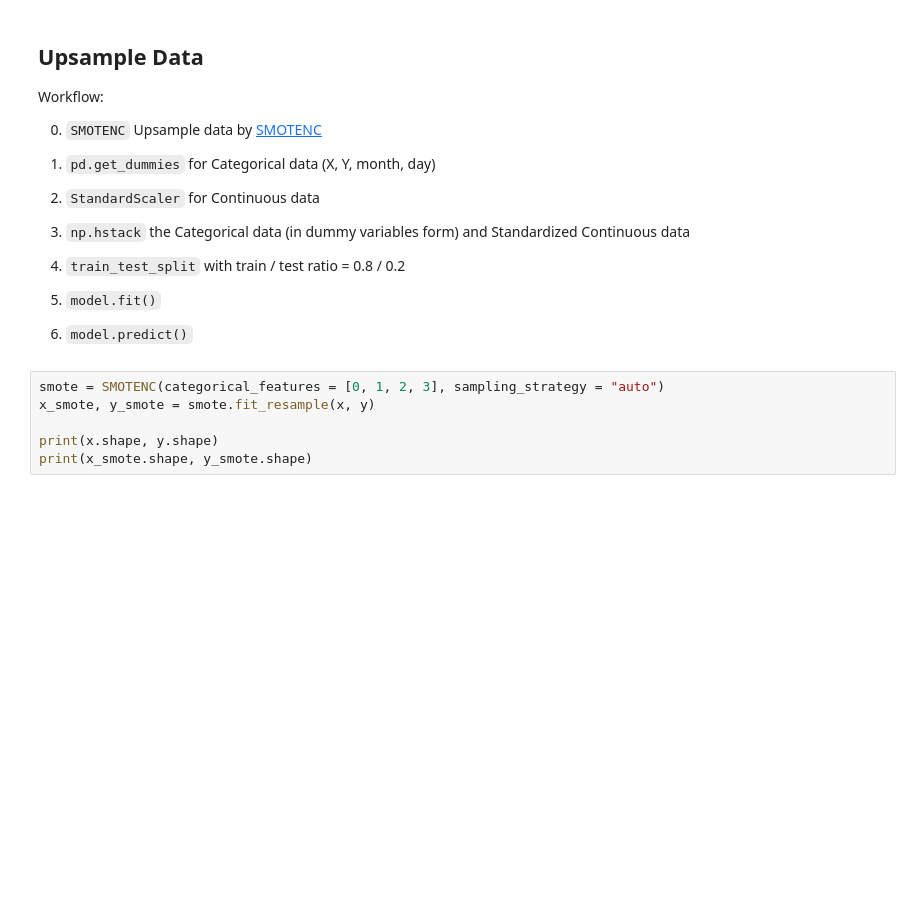
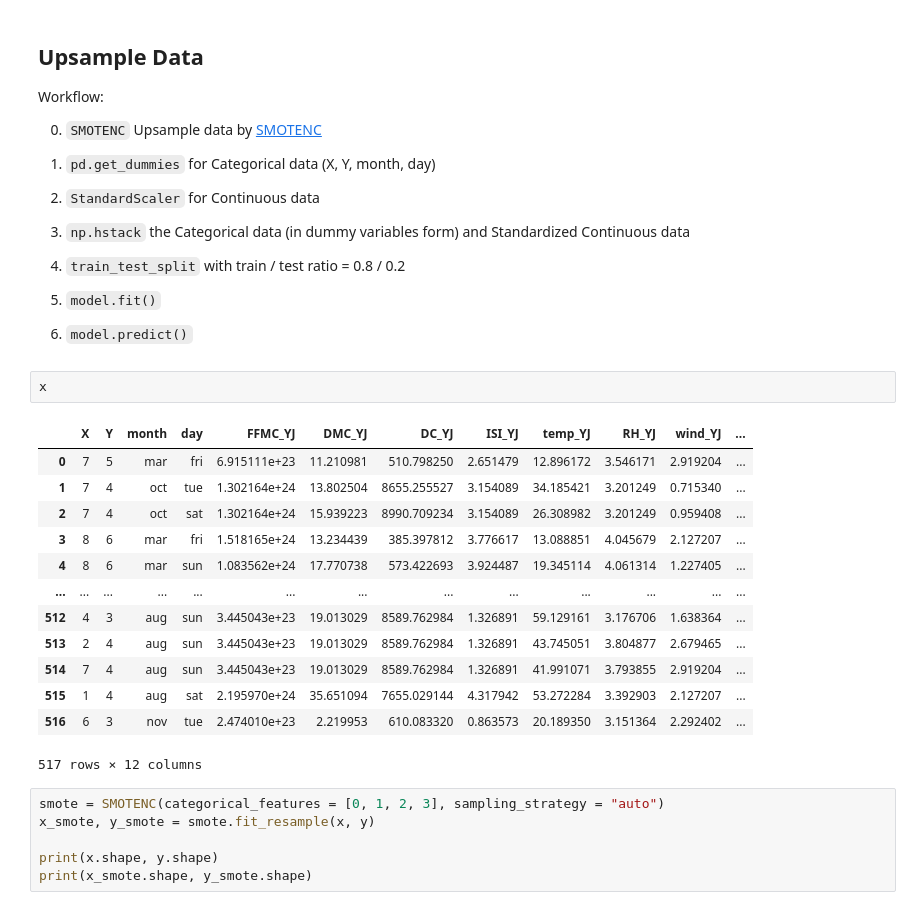
Before and after one commit to scfengv/ML-Forest-Fire-Prediction-with-Regression-and-Classification, a Jupyter notebook: Classification/Classification.ipynb, the cells around one changed output. Drawn from its saved outputs; the diff is of its cells as text; blank space fills up the shorter version.

```diff
--- a/Classification/Classification.ipynb
+++ b/Classification/Classification.ipynb
@@ -183,6 +185,22 @@ Workflow:
 5. `model.fit()`
 
 6. `model.predict()`
+# %%
+x
+# %% [output]
+|  | X | Y | month | day | FFMC_YJ | DMC_YJ | DC_YJ | ISI_YJ | temp_YJ | RH_YJ | wind_YJ | ... |
+| 0 | 7 | 5 | mar | fri | 6.915111e+23 | 11.210981 | 510.798250 | 2.651479 | 12.896172 | 3.546171 | 2.919204 | ... |
+| 1 | 7 | 4 | oct | tue | 1.302164e+24 | 13.802504 | 8655.255527 | 3.154089 | 34.185421 | 3.201249 | 0.715340 | ... |
+| 2 | 7 | 4 | oct | sat | 1.302164e+24 | 15.939223 | 8990.709234 | 3.154089 | 26.308982 | 3.201249 | 0.959408 | ... |
+| 3 | 8 | 6 | mar | fri | 1.518165e+24 | 13.234439 | 385.397812 | 3.776617 | 13.088851 | 4.045679 | 2.127207 | ... |
+| 4 | 8 | 6 | mar | sun | 1.083562e+24 | 17.770738 | 573.422693 | 3.924487 | 19.345114 | 4.061314 | 1.227405 | ... |
+| ... | ... | ... | ... | ... | ... | ... | ... | ... | ... | ... | ... | ... |
+| 512 | 4 | 3 | aug | sun | 3.445043e+23 | 19.013029 | 8589.762984 | 1.326891 | 59.129161 | 3.176706 | 1.638364 | ... |
+| 513 | 2 | 4 | aug | sun | 3.445043e+23 | 19.013029 | 8589.762984 | 1.326891 | 43.745051 | 3.804877 | 2.679465 | ... |
+| 514 | 7 | 4 | aug | sun | 3.445043e+23 | 19.013029 | 8589.762984 | 1.326891 | 41.991071 | 3.793855 | 2.919204 | ... |
+| 515 | 1 | 4 | aug | sat | 2.195970e+24 | 35.651094 | 7655.029144 | 4.317942 | 53.272284 | 3.392903 | 2.127207 | ... |
+| 516 | 6 | 3 | nov | tue | 2.474010e+23 | 2.219953 | 610.083320 | 0.863573 | 20.189350 | 3.151364 | 2.292402 | ... |
+517 rows × 12 columns
 # %%
 smote = SMOTENC(categorical_features = [0, 1, 2, 3], sampling_strategy = "auto")
 x_smote, y_smote = smote.fit_resample(x, y)
```
Also changed, not shown: parts of 2 cells of this notebook, 7 other files.
